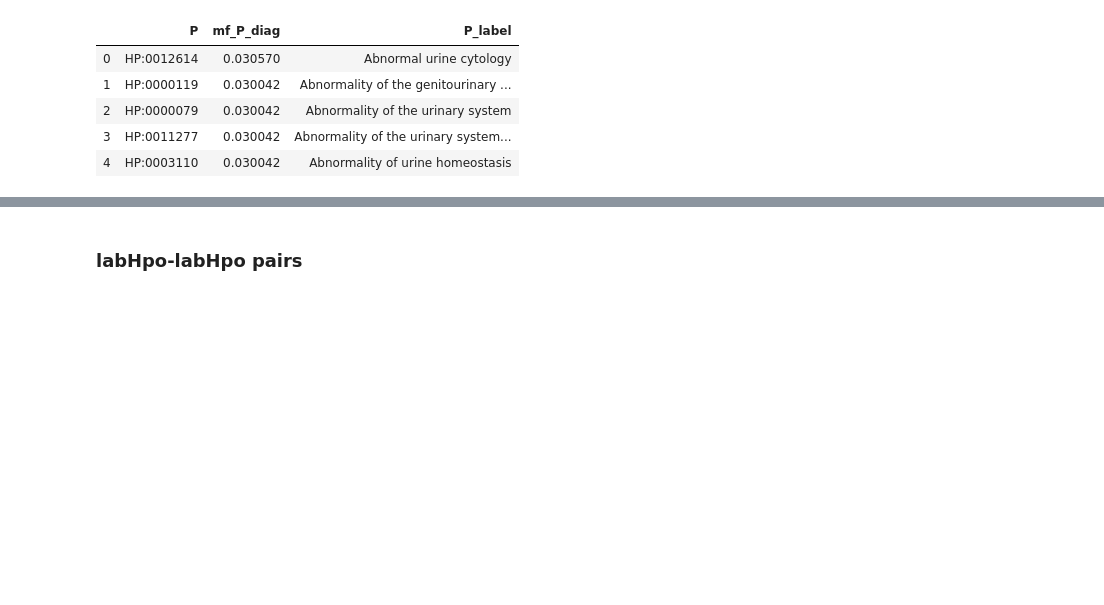
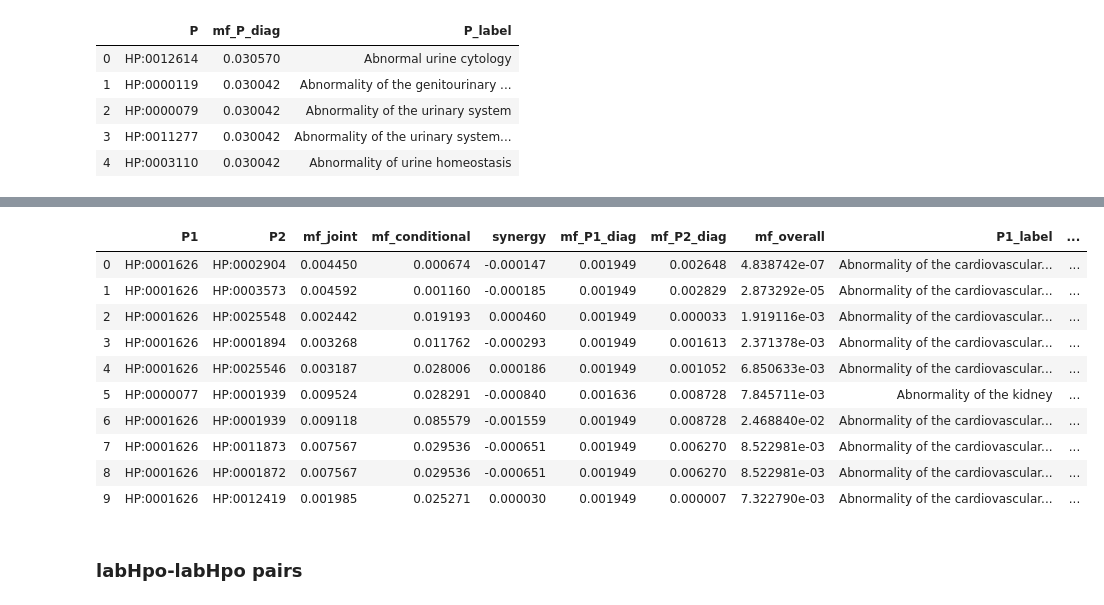
Before and after one commit to TheJacksonLaboratory/MIMIC_HPO, a Jupyter notebook: src/main/notebooks/interpretation.ipynb, the cells around one changed output, grey strips where cells are left out. Cells and saved outputs as stored; diff of their text form; code cells hidden in the pictures; blank space fills up the shorter version.

```diff
--- a/src/main/notebooks/interpretation.ipynb
+++ b/src/main/notebooks/interpretation.ipynb
@@ -270,3 +276,25 @@ df_mf_XY_z_filtered.merge(df_mf_textHpo_labHpo, how='left', on=['P1', 'P2']) \
+# %%
+df_mf_vs_conditional_mf = df_mf_XY_z_filtered \
+    .merge(df_mf_labHpo_labHpo.loc[:, ['P1', 'P2', 'mf', 'P1_label', 'P2_label']] \
+            .rename(columns={'mf': 'mf_overall'}), on = ['P1', 'P2'], how = 'left')
+df_mf_vs_conditional_mf = df_mf_vs_conditional_mf \
+    .assign(mf_ratio=df_mf_vs_conditional_mf.mf_conditional/df_mf_vs_conditional_mf.mf_overall) \
+    .sort_values(by='mf_ratio', ascending=False) \
+    .reset_index(drop=True)
+df_mf_vs_conditional_mf.loc[:, ['P1', 'P2', 'mf_overall', 'mf_conditional', 'mf_ratio','synergy', 'P1_label', 'P2_label']].to_csv('../../../data/mf_regarding_diseases/primary_only/df_mf_ratio_textHpo_labHpo_{}.csv'.format(disease))
+df_mf_vs_conditional_mf.head(n=10)
+# %% [output]
+|  | P1 | P2 | mf_joint | mf_conditional | synergy | mf_P1_diag | mf_P2_diag | mf_overall | P1_label | ... |
+| 0 | HP:0001626 | HP:0002904 | 0.004450 | 0.000674 | -0.000147 | 0.001949 | 0.002648 | 4.838742e-07 | Abnormality of the cardiovascular... | ... |
+| 1 | HP:0001626 | HP:0003573 | 0.004592 | 0.001160 | -0.000185 | 0.001949 | 0.002829 | 2.873292e-05 | Abnormality of the cardiovascular... | ... |
+| 2 | HP:0001626 | HP:0025548 | 0.002442 | 0.019193 | 0.000460 | 0.001949 | 0.000033 | 1.919116e-03 | Abnormality of the cardiovascular... | ... |
+| 3 | HP:0001626 | HP:0001894 | 0.003268 | 0.011762 | -0.000293 | 0.001949 | 0.001613 | 2.371378e-03 | Abnormality of the cardiovascular... | ... |
+| 4 | HP:0001626 | HP:0025546 | 0.003187 | 0.028006 | 0.000186 | 0.001949 | 0.001052 | 6.850633e-03 | Abnormality of the cardiovascular... | ... |
+| 5 | HP:0000077 | HP:0001939 | 0.009524 | 0.028291 | -0.000840 | 0.001636 | 0.008728 | 7.845711e-03 | Abnormality of the kidney | ... |
+| 6 | HP:0001626 | HP:0001939 | 0.009118 | 0.085579 | -0.001559 | 0.001949 | 0.008728 | 2.468840e-02 | Abnormality of the cardiovascular... | ... |
+| 7 | HP:0001626 | HP:0011873 | 0.007567 | 0.029536 | -0.000651 | 0.001949 | 0.006270 | 8.522981e-03 | Abnormality of the cardiovascular... | ... |
+| 8 | HP:0001626 | HP:0001872 | 0.007567 | 0.029536 | -0.000651 | 0.001949 | 0.006270 | 8.522981e-03 | Abnormality of the cardiovascular... | ... |
+| 9 | HP:0001626 | HP:0012419 | 0.001985 | 0.025271 | 0.000030 | 0.001949 | 0.000007 | 7.322790e-03 | Abnormality of the cardiovascular... | ... |
 # %% [markdown]
 ### labHpo-labHpo pairs
 # %%
```
Also changed, not shown: parts of 6 cells of this notebook, 6 other files.
